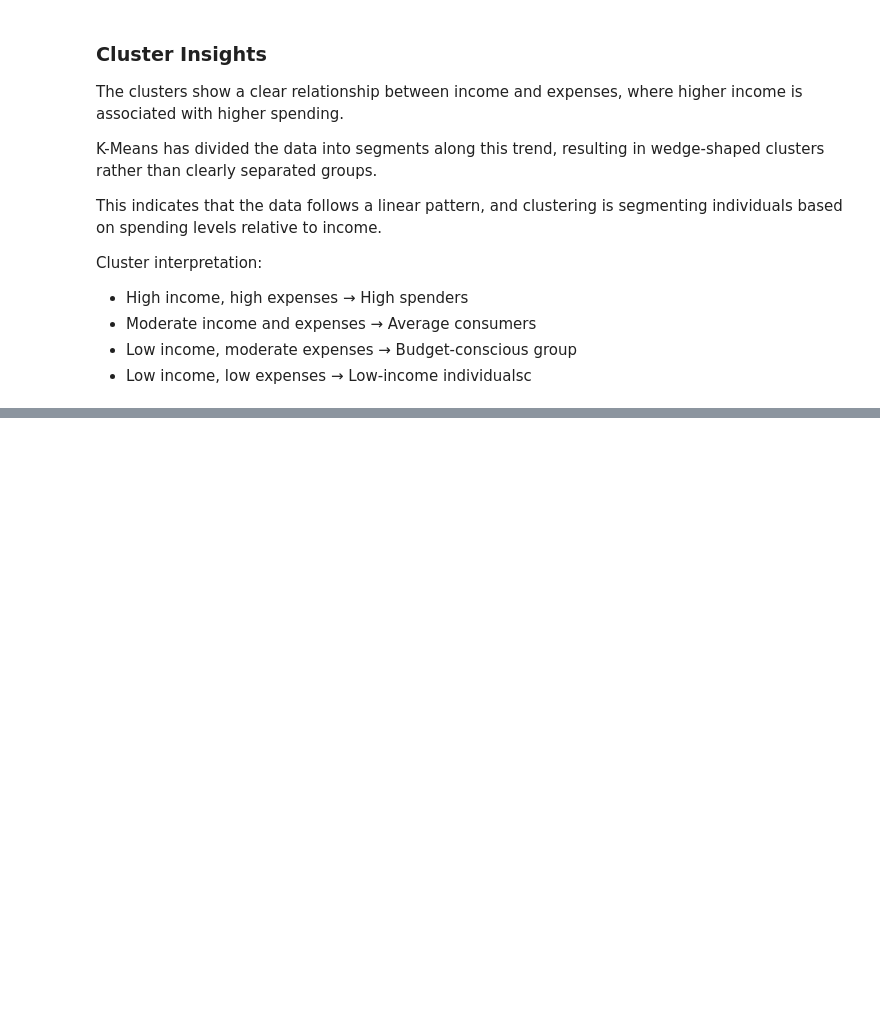
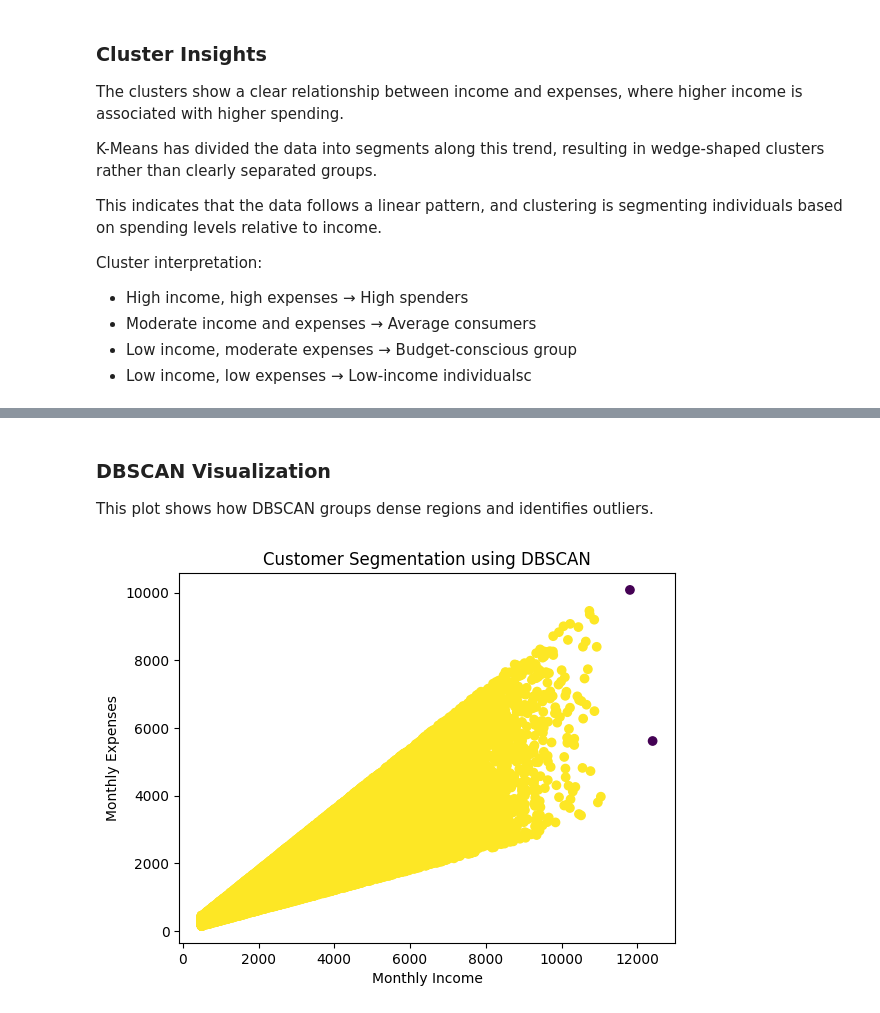
Before and after one commit to ChandanaKukudala/customer-segmentation-clustering, a Jupyter notebook: customer_segmentation_clustering.ipynb, the cells around one changed output, grey strips where cells are left out. Drawn from its saved outputs; the diff is of its cells as text; code cells hidden in the pictures; blank space fills up the shorter version.

Commit message:
DBSCAN Clustering
Visualized results and compared with kmeans

```diff
--- a/customer_segmentation_clustering.ipynb
+++ b/customer_segmentation_clustering.ipynb
@@ -195,0 +209,17 @@ Cluster interpretation:
+# %%
+from sklearn.cluster import DBSCAN
+
+dbscan = DBSCAN(eps=0.5, min_samples=5)
+df['dbscan_cluster'] = dbscan.fit_predict(X_scaled)
+# %% [markdown]
+### DBSCAN Visualization
+
+This plot shows how DBSCAN groups dense regions and identifies outliers.
+# %%
+plt.scatter(df['monthly_income_usd'], df['monthly_expenses_usd'], c=df['dbscan_cluster'])
+plt.xlabel('Monthly Income')
+plt.ylabel('Monthly Expenses')
+plt.title('Customer Segmentation using DBSCAN')
+plt.show()
+# %% [output]
+[figure, added]
```
Also changed, not shown: parts of 2 cells of this notebook.
